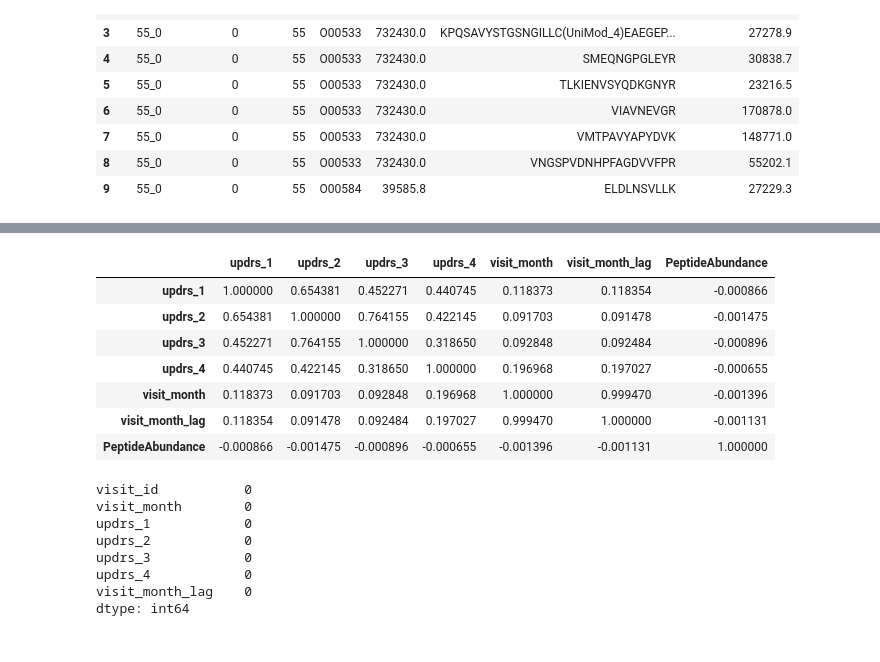
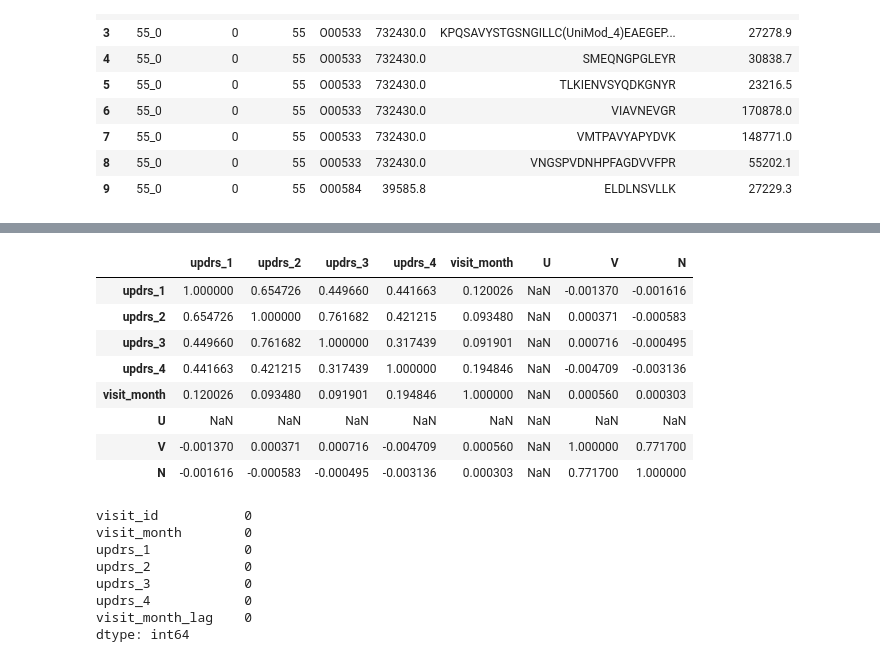
Before and after one commit to sumaniitm/AMP-parkinsons-disease-progression-prediction, a Jupyter notebook: parkinson-s-progression-prediction-no-proteins.ipynb, the cells around one changed output, grey strips where cells are left out. Drawn from its saved outputs; the diff is of its cells as text; code cells hidden in the pictures.

```diff
--- a/parkinson-s-progression-prediction-no-proteins.ipynb
+++ b/parkinson-s-progression-prediction-no-proteins.ipynb
@@ -143,0 +153,3 @@ pro_pep_join.head(10)
+# %%
+pro_pep_join['Peptide'] = pro_pep_join['Peptide'].apply(remove_unimod)
+pro_pep_join.head(10)
@@ -143,0 +168,10 @@ pro_pep_join.head(10)
+# %%
+def amino_acid_count(amino_seqn, amino_acid):
+    return amino_seqn.count(amino_acid)
+
+vect_func = np.vectorize(amino_acid_count)
+
+for alph in ['A','B','C','D','E','F','G','H','I','J','K','L','M','N','O','P','Q','R','S','T','U','V','W','X','Y','Z']:
+    pro_pep_join[alph+'_count'] = vect_func(pro_pep_join['Peptide'], alph)
+
+pro_pep_join.head(10)
@@ -143,0 +191,17 @@ pro_pep_join.head(10)
+# %%
+pro_pep_join_agg = pro_pep_join.groupby(['patient_id','visit_id','visit_month','UniProt']).agg(A=('A_count', 'sum'), B=('B_count', 'sum')\
+                                                                                              ,C=('C_count', 'sum'), D=('D_count', 'sum')\
+                                                                                              ,E=('E_count', 'sum'), F=('F_count', 'sum')\
+                                                                                              ,G=('G_count', 'sum'), H=('H_count', 'sum')\
+                                                                                              ,I=('I_count', 'sum'), J=('J_count', 'sum')\
+                                                                                              ,K=('K_count', 'sum'), L=('L_count', 'sum')\
+                                                                                              ,M=('M_count', 'sum'), N=('N_count', 'sum')\
+                                                                                              ,O=('O_count', 'sum'), P=('P_count', 'sum')\
+                                                                                              ,Q=('Q_count', 'sum'), R=('R_count', 'sum')\
+                                                                                              ,S=('S_count', 'sum'), T=('T_count', 'sum')\
+                                                                                              ,U=('U_count', 'sum'), V=('V_count', 'sum')\
+                                                                                              ,W=('W_count', 'sum'), X=('X_count', 'sum')\
+                                                                                              ,Y=('Y_count', 'sum'), Z=('Z_count', 'sum'))\
+.reset_index(level=['patient_id','visit_id','visit_month','UniProt'])
+
+pro_pep_join_agg.head(10)
@@ -144,6 +221,11 @@ pro_pep_join.head(10)
 # %%
-full_training_data = pd.merge(pro_pep_join, clinical_data, on=['patient_id','visit_id','visit_month'], how='outer')
-full_training_data = full_training_data.drop(columns=['UniProt','Peptide','NPX','PeptideAbundance'])
+full_training_data = pd.merge(pro_pep_join_agg, clinical_data, on=['patient_id','visit_id','visit_month'], how='outer')
+#full_training_data = full_training_data.drop(columns=['UniProt','Peptide','NPX','PeptideAbundance'])
+
+#full_training_data['NPX_inverse'] = 1/full_training_data['NPX']
+#full_training_data['PeptideAbundance_inverse'] = 1/full_training_data['PeptideAbundance']
+
+full_training_data = full_training_data.drop(columns=['UniProt'])
 
 print(full_training_data.shape)
 print(full_training_data.visit_id.nunique())
@@ -220,14 +304,15 @@ full_training_data_sorted.head(10)
 # %%
-#full_training_data_sorted[['updrs_1','updrs_2','updrs_3','updrs_4','visit_month','visit_month_lag','PeptideAbundance']].corr()
+full_training_data_sorted[['updrs_1','updrs_2','updrs_3','updrs_4','visit_month','U','V','N']].corr()
 # %% [output]
-|  | updrs_1 | updrs_2 | updrs_3 | updrs_4 | visit_month | visit_month_lag | PeptideAbundance |
-| updrs_1 | 1.000000 | 0.654381 | 0.452271 | 0.440745 | 0.118373 | 0.118354 | -0.000866 |
-| updrs_2 | 0.654381 | 1.000000 | 0.764155 | 0.422145 | 0.091703 | 0.091478 | -0.001475 |
-| updrs_3 | 0.452271 | 0.764155 | 1.000000 | 0.318650 | 0.092848 | 0.092484 | -0.000896 |
-| updrs_4 | 0.440745 | 0.422145 | 0.318650 | 1.000000 | 0.196968 | 0.197027 | -0.000655 |
-| visit_month | 0.118373 | 0.091703 | 0.092848 | 0.196968 | 1.000000 | 0.999470 | -0.001396 |
-| visit_month_lag | 0.118354 | 0.091478 | 0.092484 | 0.197027 | 0.999470 | 1.000000 | -0.001131 |
-| PeptideAbundance | -0.000866 | -0.001475 | -0.000896 | -0.000655 | -0.001396 | -0.001131 | 1.000000 |
+|  | updrs_1 | updrs_2 | updrs_3 | updrs_4 | visit_month | U | V | N |
+| updrs_1 | 1.000000 | 0.654726 | 0.449660 | 0.441663 | 0.120026 | NaN | -0.001370 | -0.001616 |
+| updrs_2 | 0.654726 | 1.000000 | 0.761682 | 0.421215 | 0.093480 | NaN | 0.000371 | -0.000583 |
+| updrs_3 | 0.449660 | 0.761682 | 1.000000 | 0.317439 | 0.091901 | NaN | 0.000716 | -0.000495 |
+| updrs_4 | 0.441663 | 0.421215 | 0.317439 | 1.000000 | 0.194846 | NaN | -0.004709 | -0.003136 |
+| visit_month | 0.120026 | 0.093480 | 0.091901 | 0.194846 | 1.000000 | NaN | 0.000560 | 0.000303 |
+| U | NaN | NaN | NaN | NaN | NaN | NaN | NaN | NaN |
+| V | -0.001370 | 0.000371 | 0.000716 | -0.004709 | 0.000560 | NaN | 1.000000 | 0.771700 |
+| N | -0.001616 | -0.000583 | -0.000495 | -0.003136 | 0.000303 | NaN | 0.771700 | 1.000000 |
 # %%
 full_training_data_sorted.isna().sum()
 # %% [output]
```
Also changed, not shown: parts of 21 cells of this notebook.
